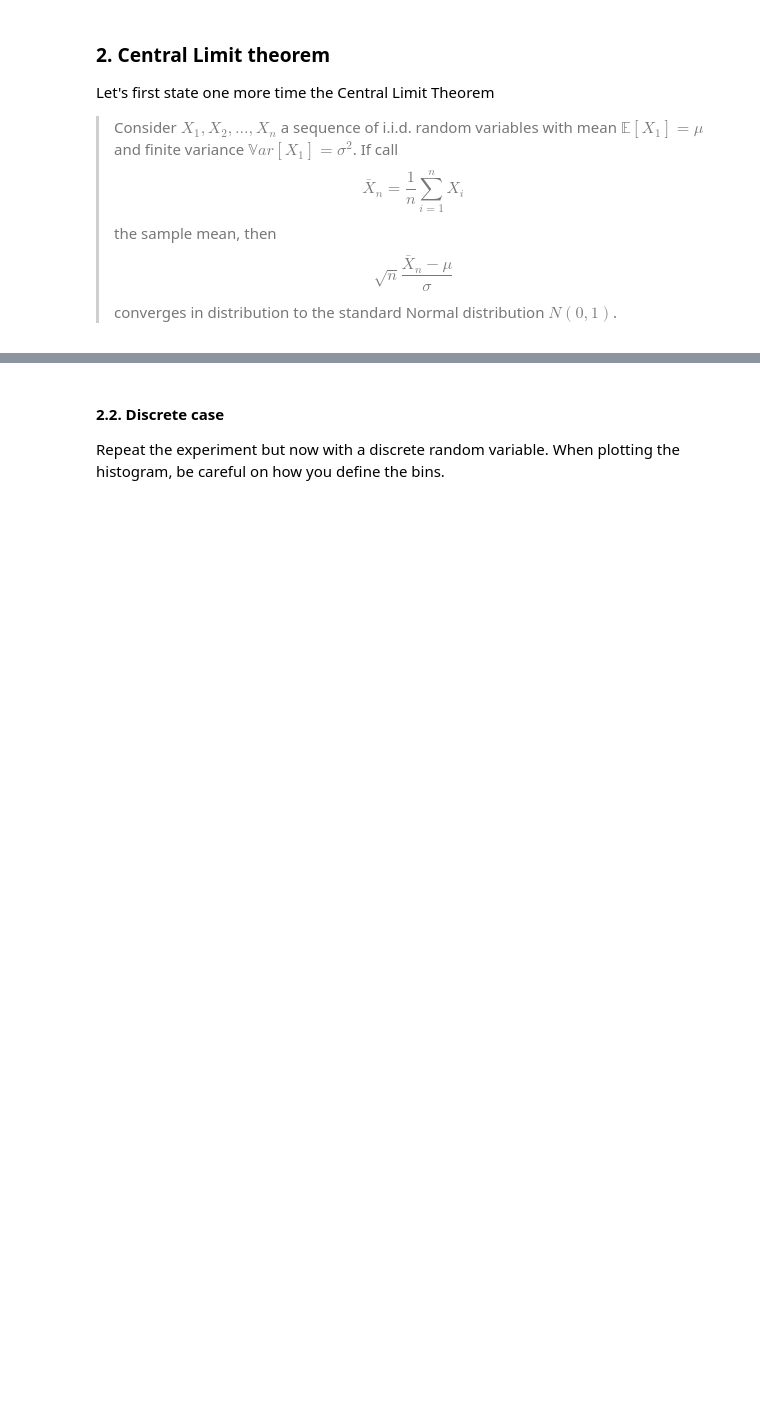
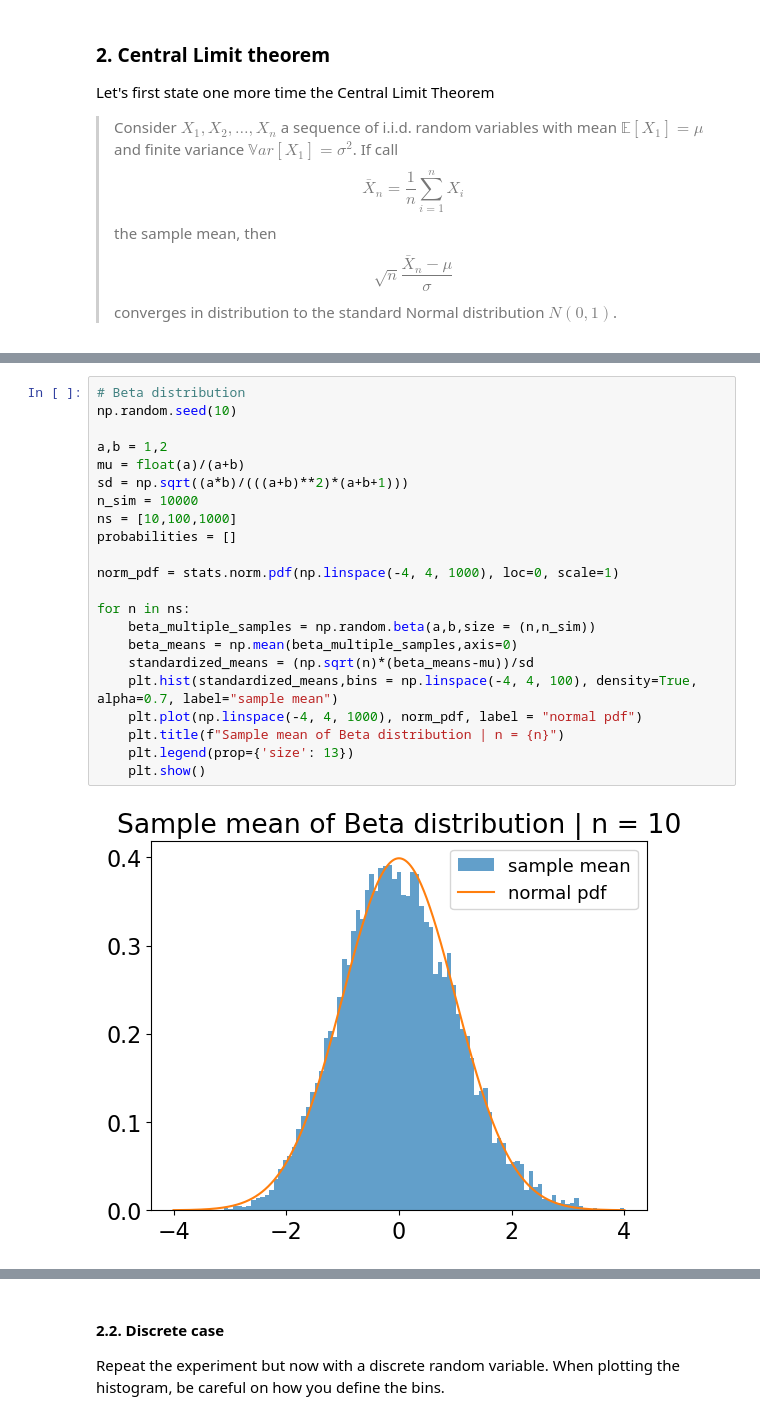
Before and after one commit to UCB-stat-201a-fall23/project02-KithminiHerath, a Jupyter notebook: Project02-Concentration.ipynb, the cells around one changed output, grey strips where cells are left out. Cells and saved outputs as stored; diff of their text form; blank space fills up the shorter version.

```diff
--- a/Project02-Concentration.ipynb
+++ b/Project02-Concentration.ipynb
@@ -168,3 +206,27 @@ Pick a continuous random variable with bounded second moment and show that the c
 This is how the solution should look like for the mean of Beta distributions and a total of 10000 simulations.
 
 <img src="solution_2_1.png" alt="Solution" />
+# %%
+# Beta distribution
+np.random.seed(10)
+
+a,b = 1,2
+mu = float(a)/(a+b)
+sd = np.sqrt((a*b)/(((a+b)**2)*(a+b+1)))
+n_sim = 10000
+ns = [10,100,1000]
+probabilities = []
+
+norm_pdf = stats.norm.pdf(np.linspace(-4, 4, 1000), loc=0, scale=1)
+
+for n in ns:
+    beta_multiple_samples = np.random.beta(a,b,size = (n,n_sim))
+    beta_means = np.mean(beta_multiple_samples,axis=0)
+    standardized_means = (np.sqrt(n)*(beta_means-mu))/sd
+    plt.hist(standardized_means,bins = np.linspace(-4, 4, 100), density=True, alpha=0.7, label="sample mean")
+    plt.plot(np.linspace(-4, 4, 1000), norm_pdf, label = "normal pdf")
+    plt.title(f"Sample mean of Beta distribution | n = {n}")
+    plt.legend(prop={'size': 13})
+    plt.show()
+# %% [output]
+[figure, added]
```
Also changed, not shown: parts of 7 cells of this notebook.
